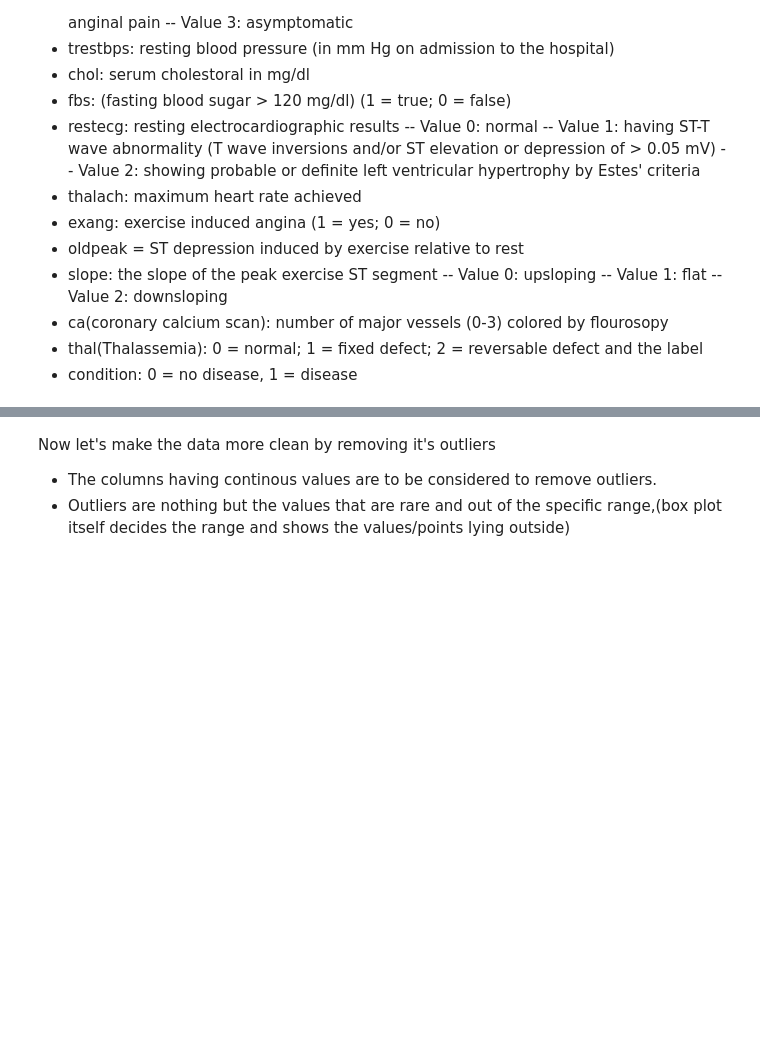
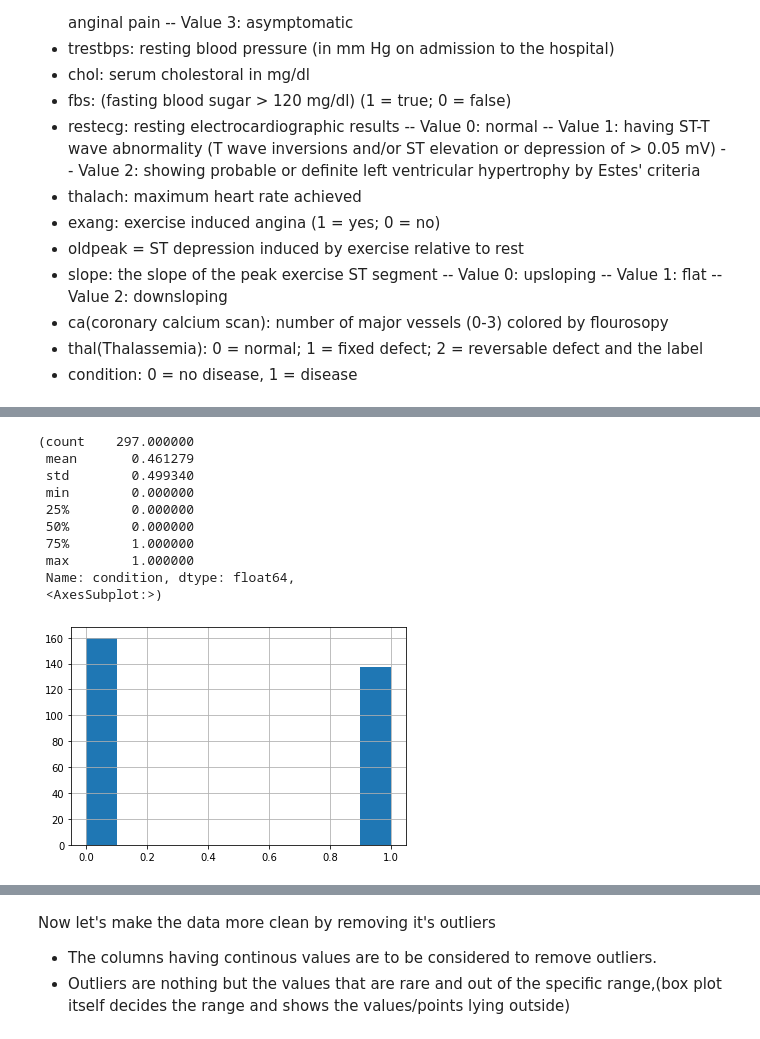
Before and after one commit to made-ml-in-prod-2022/minakovaa, a Jupyter notebook: notebooks/heart-disease-eda.ipynb, the cells around one changed output, grey strips where cells are left out. Saved outputs shown, nothing was run; the diff lists cells and outputs as text; code cells hidden in the pictures; blank space fills up the shorter version.

```diff
--- a/notebooks/heart-disease-eda.ipynb
+++ b/notebooks/heart-disease-eda.ipynb
@@ -93,0 +125,14 @@ There are 13 attributes
+# %%
+hrt['condition'].describe(), hrt['condition'].hist()
+# %% [output]
+(count    297.000000
+ mean       0.461279
+ std        0.499340
+ min        0.000000
+ 25%        0.000000
+ 50%        0.000000
+ 75%        1.000000
+ max        1.000000
+ Name: condition, dtype: float64,
+ <AxesSubplot:>)
+[figure, added]
```
Also changed, not shown: parts of 7 cells of this notebook, 12 other files.
